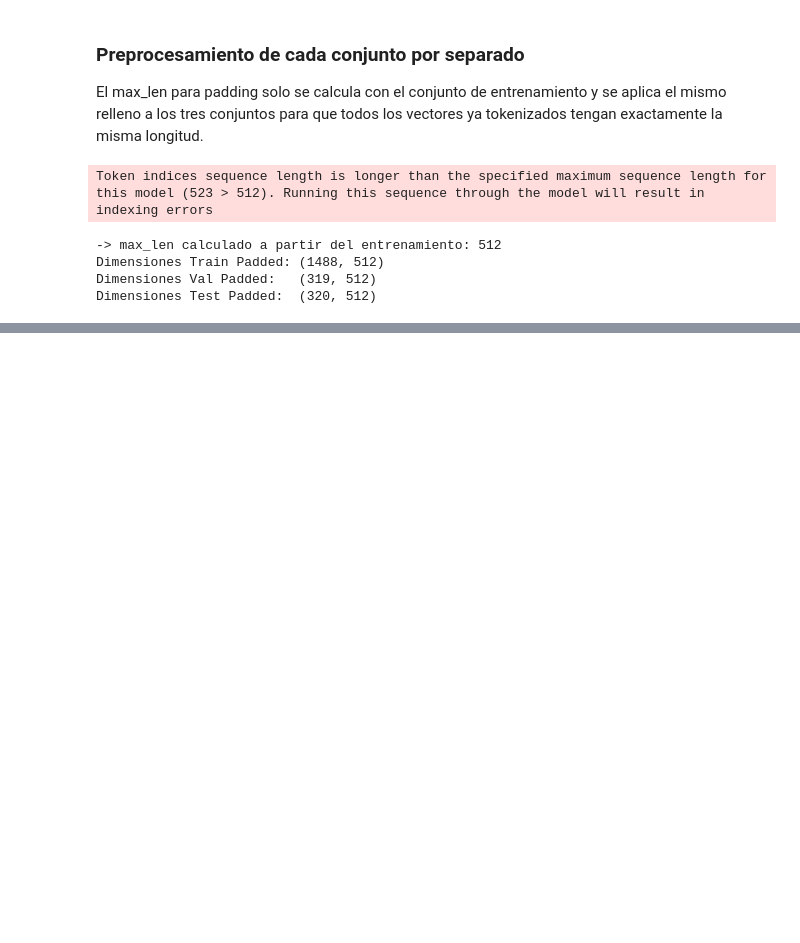
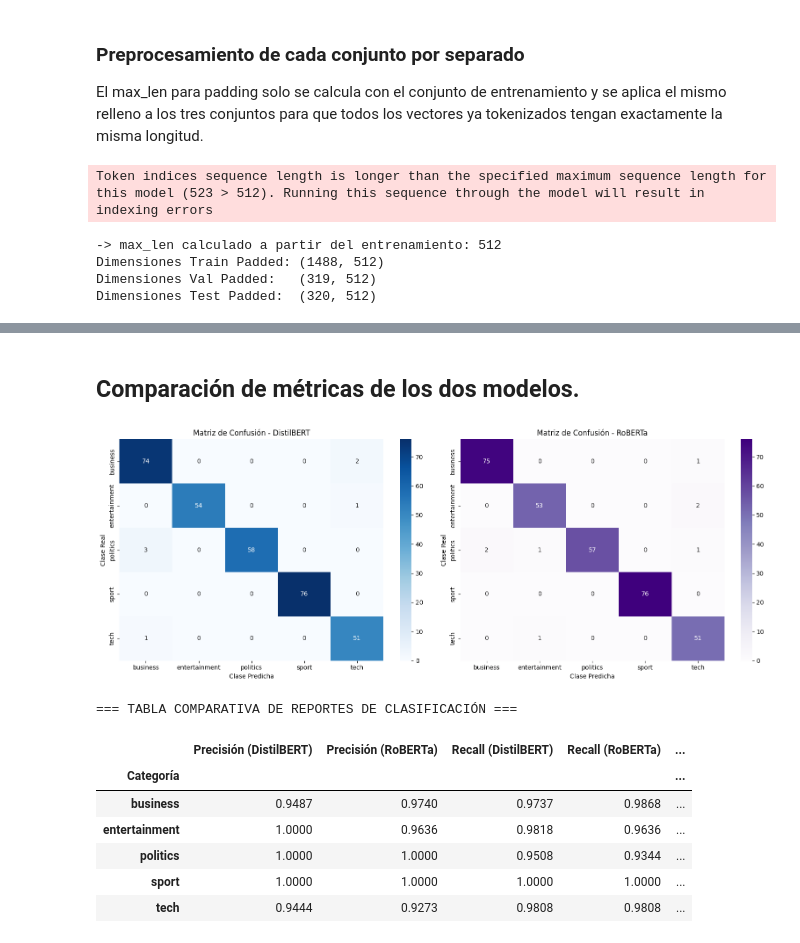
Before and after one commit to margomeza16/deep_leraning, a Jupyter notebook: miniproyecto3_transformers.ipynb, the cells around one changed output, grey strips where cells are left out. Saved outputs shown, nothing was run; the diff lists cells and outputs as text; code cells hidden in the pictures; blank space fills up the shorter version.

```diff
--- a/miniproyecto3_transformers.ipynb
+++ b/miniproyecto3_transformers.ipynb
@@ -952,0 +1270,71 @@ Aunque opera a nivel de optimización, la combinación de la capa lineal con la
+# %% [markdown]
+## Comparación de métricas de los dos modelos.
+# %%
+# ==========================================
+# 1. MATRICES DE CONFUSIÓN LADO A LADO
+# ==========================================
+fig, axes = plt.subplots(1, 2, figsize=(16, 6))
+
+# Matriz DistilBERT
+sns.heatmap(conf_matrix_db, annot=True, fmt='d', cmap='Blues',
+            xticklabels=le.classes_, yticklabels=le.classes_, ax=axes[0])
+axes[0].set_title('Matriz de Confusión - DistilBERT')
+axes[0].set_xlabel('Clase Predicha')
+axes[0].set_ylabel('Clase Real')
+
+# Matriz RoBERTa
+sns.heatmap(conf_matrix_ra, annot=True, fmt='d', cmap='Purples',
+            xticklabels=le.classes_, yticklabels=le.classes_, ax=axes[1])
+axes[1].set_title('Matriz de Confusión - RoBERTa')
+axes[1].set_xlabel('Clase Predicha')
+axes[1].set_ylabel('Clase Real')
+
+plt.tight_layout()
+plt.show()
+
+
+# ==========================================
+# 2. TABLA COMPARATIVA DE REPORTES (Pandas)
+# ==========================================
+# Extraer diccionarios de los reportes ya calculados
+rep_db = classification_report(all_targets_db, all_preds_db, target_names=le.classes_, output_dict=True)
+rep_ra = classification_report(all_targets_ra, all_preds_ra, target_names=le.classes_, output_dict=True)
+
+# Construir filas comparativas por categoría
+comparison_rows = []
+for cat in le.classes_:
+    comparison_rows.append({
+        'Categoría': cat,
+        'Precisión (DistilBERT)': rep_db[cat]['precision'],
+        'Precisión (RoBERTa)': rep_ra[cat]['precision'],
+        'Recall (DistilBERT)': rep_db[cat]['recall'],
+        'Recall (RoBERTa)': rep_ra[cat]['recall'],
+        'F1-Score (DistilBERT)': rep_db[cat]['f1-score'],
+        'F1-Score (RoBERTa)': rep_ra[cat]['f1-score'],
+    })
+
+# Añadir métricas globales (Accuracy y promedios)
+df_reports_comparison = pd.DataFrame(comparison_rows)
+df_reports_comparison.set_index('Categoría', inplace=True)
+
+print("=== TABLA COMPARATIVA DE REPORTES DE CLASIFICACIÓN ===")
+display(df_reports_comparison.round(4))
+
+#Generar e imprimir el código LaTeX para Overleaf
+print("\n=== CÓDIGO LATEX PARA COPIAR ===")
+latex_code = df_reports_comparison.round(4).to_latex(
+    index=True,
+    caption="Comparativa de métricas por categoría entre DistilBERT y RoBERTa.",
+    label="tab:comparacion_modelos"
+)
+print(latex_code)
+# %% [output]
+[figure, added]
+=== TABLA COMPARATIVA DE REPORTES DE CLASIFICACIÓN ===
+|  | Precisión (DistilBERT) | Precisión (RoBERTa) | Recall (DistilBERT) | Recall (RoBERTa) | ... |
+| Categoría |  |  |  |  | ... |
+| business | 0.9487 | 0.9740 | 0.9737 | 0.9868 | ... |
+| entertainment | 1.0000 | 0.9636 | 0.9818 | 0.9636 | ... |
+| politics | 1.0000 | 1.0000 | 0.9508 | 0.9344 | ... |
+| sport | 1.0000 | 1.0000 | 1.0000 | 1.0000 | ... |
+| tech | 0.9444 | 0.9273 | 0.9808 | 0.9808 | ... |
```
Also changed, not shown: parts of 86 cells of this notebook.
